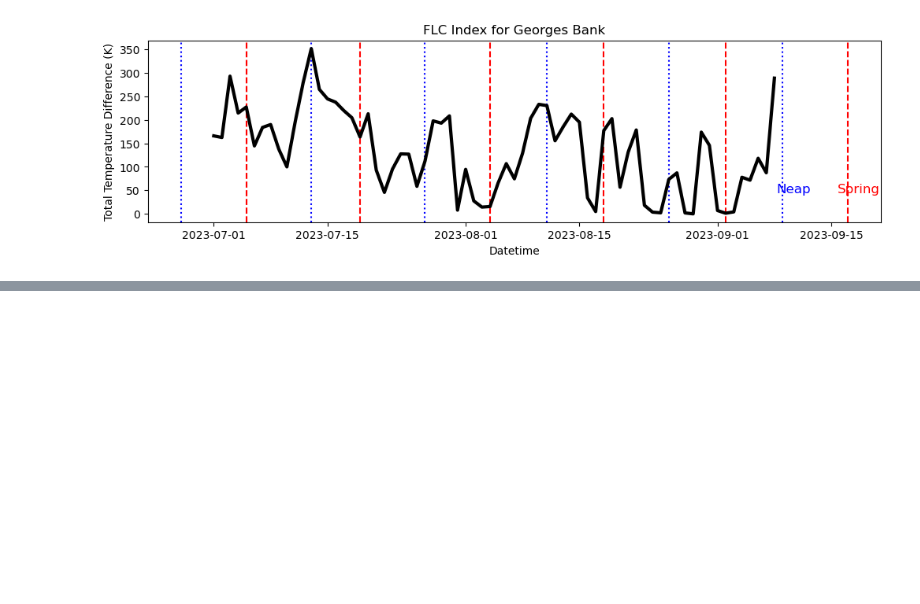
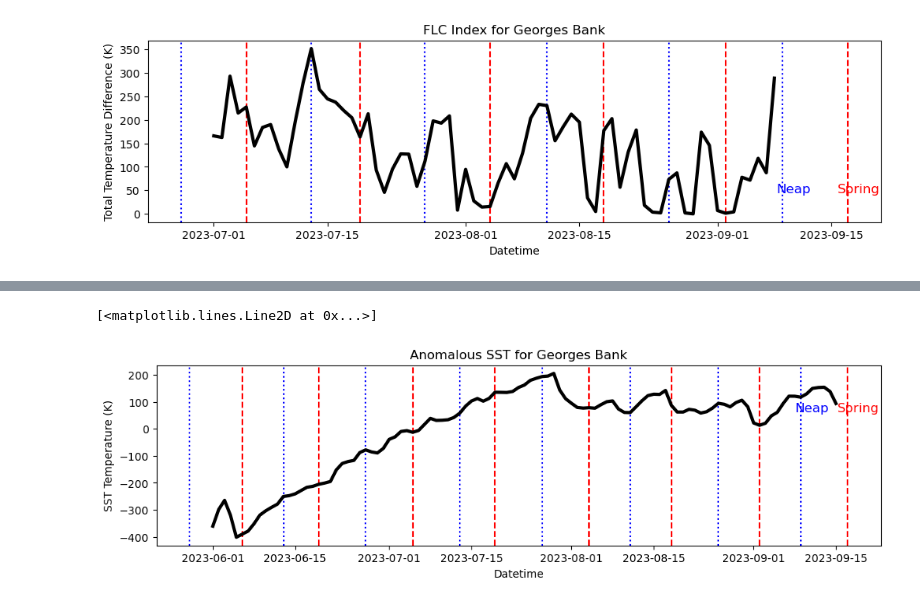
Before and after one commit to jesseturner/FalseLowClouds, a Jupyter notebook: Case_Studies/Georges_Bank/Visualize_georges_bank.ipynb, the cells around one changed output, grey strips where cells are left out. Saved outputs shown, nothing was run; the diff lists cells and outputs as text; code cells hidden in the pictures; blank space fills up the shorter version.

```diff
--- a/Case_Studies/Georges_Bank/Visualize_georges_bank.ipynb
+++ b/Case_Studies/Georges_Bank/Visualize_georges_bank.ipynb
@@ -113,0 +207,15 @@ ax.plot(result_df.Datetime, result_df.Total_FLC, c='black', linewidth=3)
+# %%
+mean = sst_result_df.Total_SST.mean()
+std_dev = sst_result_df.Total_SST.std()
+
+# Calculate Z-scores for each data point
+sst_result_df['Z_Score'] = (sst_result_df.Total_SST - mean) / std_dev
+
+# Calculate anomaly for each data point
+sst_result_df['Anomaly'] = sst_result_df.Total_SST - mean
+
+# Set a threshold (e.g., 2 standard deviations)
+#threshold = 1
+
+# Identify anomalies based on the threshold
+#anomalies = sst_result_df[abs(sst_result_df['Z-Score']) > threshold]
@@ -113,0 +238,30 @@ ax.plot(result_df.Datetime, result_df.Total_FLC, c='black', linewidth=3)
+# %%
+fig,ax=plt.subplots(1, figsize=(12,3))
+ax.set_ylabel("SST Temperature (K)")
+ax.set_xlabel("Datetime")
+ax.set_title("Anomalous SST for Georges Bank")
+
+ax.axvline(x=dt1, color='r', linestyle='--', label='Spring')
+ax.annotate('Spring', (dt1, 22), textcoords='offset points', xytext=(10,10), ha='center', fontsize=12, color='r')
+ax.axvline(x=dt3, color='r', linestyle='--', label='Spring')
+ax.axvline(x=dt5, color='r', linestyle='--', label='Spring')
+ax.axvline(x=dt7, color='r', linestyle='--', label='Spring')
+ax.axvline(x=dt9, color='r', linestyle='--', label='Spring')
+ax.axvline(x=dt11, color='r', linestyle='--', label='Spring')
+ax.axvline(x=dt13, color='r', linestyle='--', label='Spring')
+ax.axvline(x=dt15, color='r', linestyle='--', label='Spring')
+
+ax.axvline(x=dt2, color='b', linestyle=':', label='Neap')
+ax.annotate('Neap', (dt2, 22), textcoords='offset points', xytext=(10,10), ha='center', fontsize=12, color='b')
+ax.axvline(x=dt4, color='b', linestyle=':', label='Spring')
+ax.axvline(x=dt6, color='b', linestyle=':', label='Spring')
+ax.axvline(x=dt8, color='b', linestyle=':', label='Spring')
+ax.axvline(x=dt10, color='b', linestyle=':', label='Spring')
+ax.axvline(x=dt12, color='b', linestyle=':', label='Spring')
+ax.axvline(x=dt14, color='b', linestyle=':', label='Spring')
+ax.axvline(x=dt16, color='b', linestyle=':', label='Spring')
+
+ax.plot(sst_result_df.Datetime, sst_result_df.Anomaly, c='black', linewidth=3)
+# %% [output]
+[<matplotlib.lines.Line2D at 0x...>]
+[figure, added]
```
Also changed, not shown: parts of 10 cells of this notebook, 1 other file.
